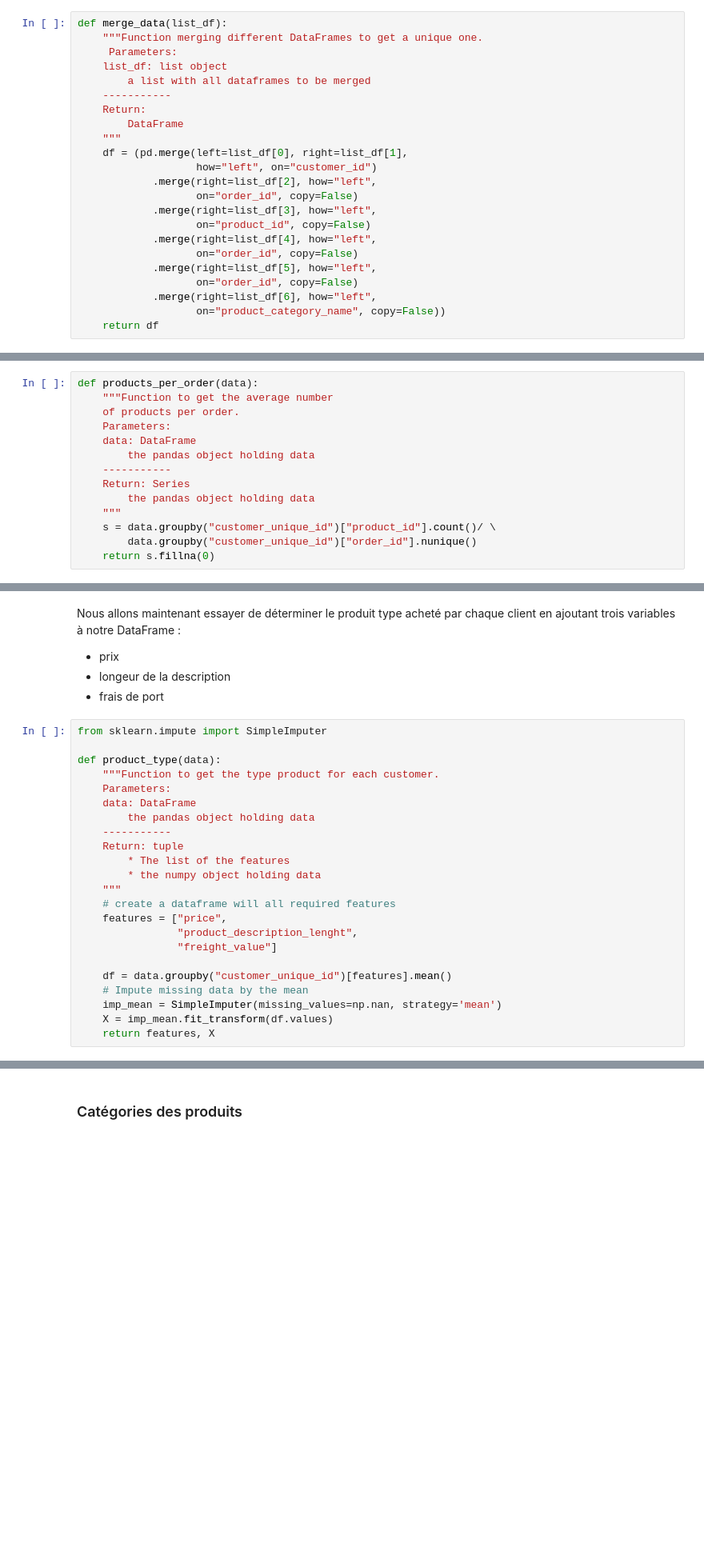
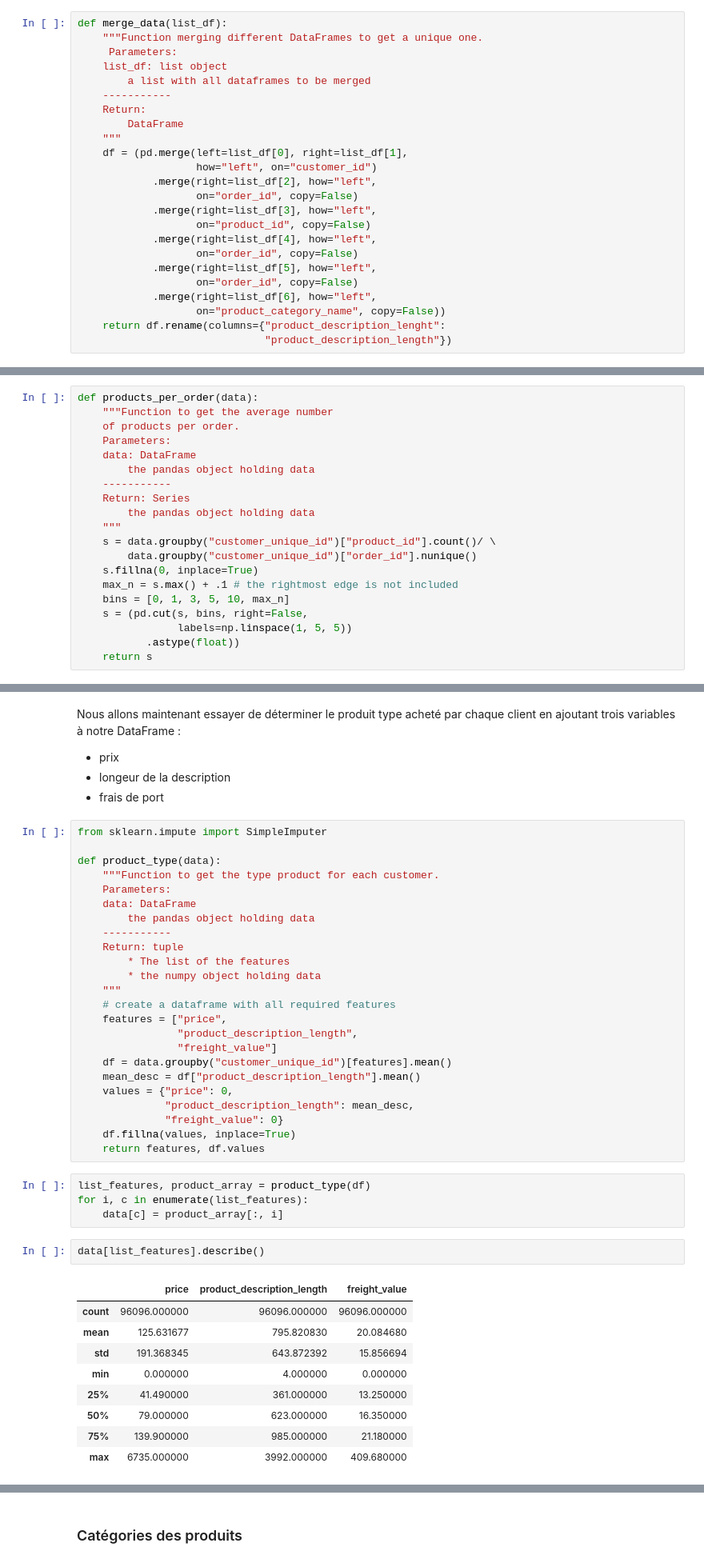
Before and after one commit to Pierre-Eloi/OC_DS_Project5, a Jupyter notebook: Project5_Data_Wrangling.ipynb, the cells around one changed output, grey strips where cells are left out. Shown at 80% size. Cells and saved outputs as stored; diff of their text form; blank space fills up the shorter version.

Commit message:
Updated the notebook "wrangling" as well as the "wrangling.py" file
Included binning to get values between 1 & 5 for all features beyond payment ones.

```diff
--- a/Project5_Data_Wrangling.ipynb
+++ b/Project5_Data_Wrangling.ipynb
@@ -222,7 +222,8 @@ def merge_data(list_df):
                    on="order_id", copy=False)
             .merge(right=list_df[6], how="left",
                    on="product_category_name", copy=False))
-    return df
+    return df.rename(columns={"product_description_lenght":
+                              "product_description_length"})
 # %%
 list_df = [df_customers,
            df_orders,
@@ -342,7 +369,13 @@ def products_per_order(data):
     """
     s = data.groupby("customer_unique_id")["product_id"].count()/ \
         data.groupby("customer_unique_id")["order_id"].nunique()
-    return s.fillna(0)
+    s.fillna(0, inplace=True)
+    max_n = s.max() + .1 # the rightmost edge is not included
+    bins = [0, 1, 3, 5, 10, max_n]
+    s = (pd.cut(s, bins, right=False,
+                labels=np.linspace(1, 5, 5))
+           .astype(float))
+    return s
 # %%
 data["order_n_products"] = products_per_order(df)
 # %% [markdown]
@@ -365,13 +398,30 @@ def product_type(data):
         * The list of the features
         * the numpy object holding data
     """
-    # create a dataframe will all required features
+    # create a dataframe with all required features
     features = ["price",
-                "product_description_lenght",
+                "product_description_length",
                 "freight_value"]
-
     df = data.groupby("customer_unique_id")[features].mean()
-    # Impute missing data by the mean
-    imp_mean = SimpleImputer(missing_values=np.nan, strategy='mean')
-    X = imp_mean.fit_transform(df.values)
-    return features, X
+    mean_desc = df["product_description_length"].mean()
+    values = {"price": 0,
+              "product_description_length": mean_desc,
+              "freight_value": 0}
+    df.fillna(values, inplace=True)
+    return features, df.values
+# %%
+list_features, product_array = product_type(df)
+for i, c in enumerate(list_features):
+    data[c] = product_array[:, i]
+# %%
+data[list_features].describe()
+# %% [output]
+|  | price | product_description_length | freight_value |
+| count | 96096.000000 | 96096.000000 | 96096.000000 |
+| mean | 125.631677 | 795.820830 | 20.084680 |
+| std | 191.368345 | 643.872392 | 15.856694 |
+| min | 0.000000 | 4.000000 | 0.000000 |
+| 25% | 41.490000 | 361.000000 | 13.250000 |
+| 50% | 79.000000 | 623.000000 | 16.350000 |
+| 75% | 139.900000 | 985.000000 | 21.180000 |
+| max | 6735.000000 | 3992.000000 | 409.680000 |
```
Also changed, not shown: parts of 13 cells of this notebook, 1 other file.
